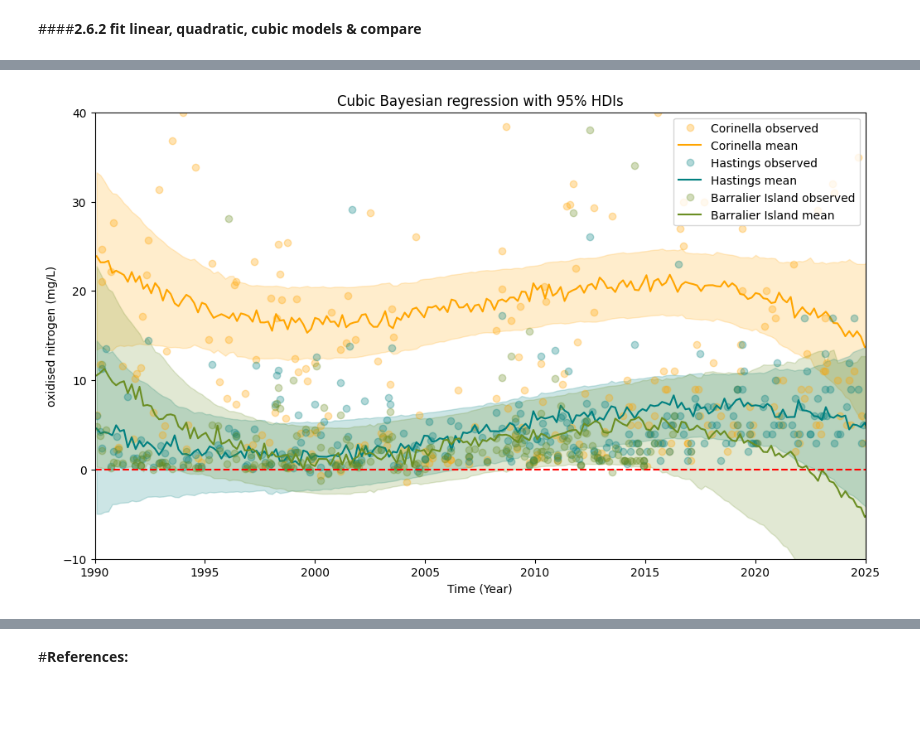
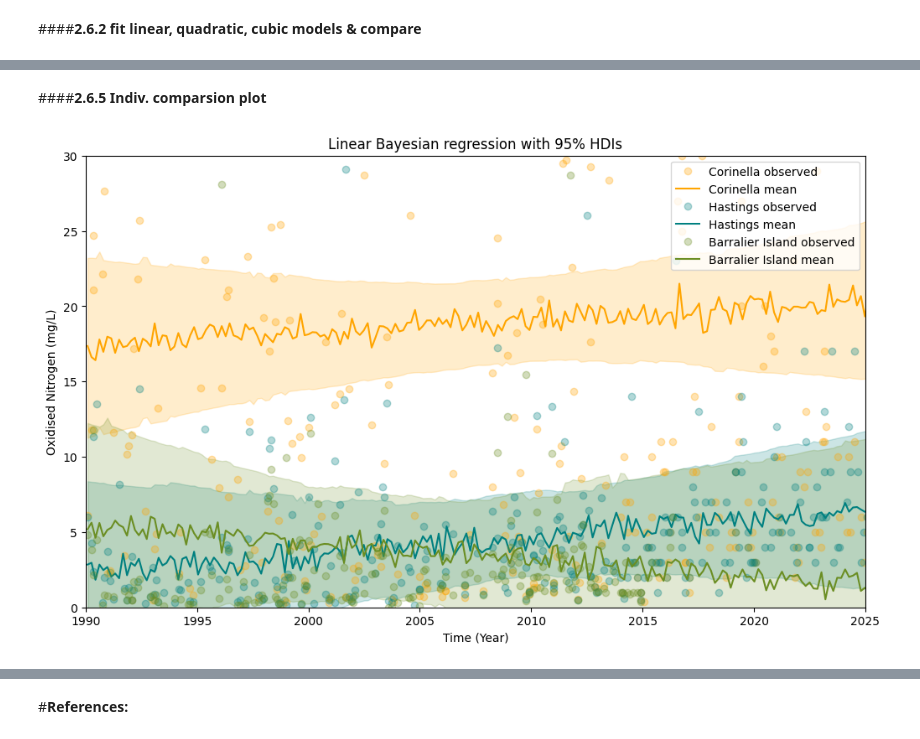
Before and after one commit to me1-3/Emsc2010-A3, a Jupyter notebook: Copy_of_a3_oxidised_nitrogen.ipynb, the cells around one changed output, grey strips where cells are left out. Cells and saved outputs as stored; diff of their text form; code cells hidden in the pictures; blank space fills up the shorter version.

```diff
--- a/Copy_of_a3_oxidised_nitrogen.ipynb
+++ b/Copy_of_a3_oxidised_nitrogen.ipynb
@@ -484,52 +490,54 @@ plt.show()
 # %%
-x_range = np.linspace(data[x_col].min(), data[x_col].max(), 200)
+#predict across a number of years, 1990 - 2025
+x_range = np.linspace(data[x_col].min(), data[x_col].max(), 1000)
 x_range_scaled = (x_range - data[x_col].mean()) / data[x_col].std()
+#define scaled 2nd and 3rd order polynomial terms for range
 x2_range_scaled = x_range_scaled ** 2
 x3_range_scaled = x_range_scaled ** 3
 # %%
-# Predictions for location 1
+#new dataframe predictive for location 1
 new_data_loc1 = pd.DataFrame({
     "x_scaled": x_range_scaled,
     "x2_scaled": x2_range_scaled,
     "x3_scaled": x3_range_scaled,
     loc_col: loc_1
 })
-idata_pred_loc1_params = model_cubic.predict(idata_cubic,
+idata_pred_loc1_params = model_linear.predict(idata_linear,
                                              data=new_data_loc1,
                                              kind="response_params",
                                              inplace=False)
-idata_pred_loc1_resp = model_cubic.predict(idata_cubic,
+idata_pred_loc1_resp = model_linear.predict(idata_linear,
                                            data=new_data_loc1,
                                            kind="response",
                                            inplace=False)
-
+#predict dist. of regression lines each yr
 mu_draws_loc1 = idata_pred_loc1_params.posterior["mu"].stack(draws=("chain","draw")).values.T
 pps_draws_loc1 = idata_pred_loc1_resp.posterior_predictive[y_col].stack(draws=("chain","draw")).values.T
+#compute HDI and mean of post. predict dist
 
 posterior_mean_loc1 = pps_draws_loc1.mean(axis=0)
 hdi_mean_loc1 = az.hdi(mu_draws_loc1, prob=0.95, axis=0)
 hdi_pps_loc1 = az.hdi(pps_draws_loc1, prob=0.95, axis=0)
 # %%
-# Predictions for location 2
+#predictions for location 2
 new_data_loc2 = pd.DataFrame({
     "x_scaled": x_range_scaled,
     "x2_scaled": x2_range_scaled,
     "x3_scaled": x3_range_scaled,
     loc_col: loc_2
 })
-idata_pred_loc2_params = model_cubic.predict(idata_cubic,
+idata_pred_loc2_params = model_linear.predict(idata_linear,
                                              data=new_data_loc2,
                                              kind="response_params",
                                              inplace=False)
-idata_pred_loc2_resp = model_cubic.predict(idata_cubic,
+idata_pred_loc2_resp = model_linear.predict(idata_linear,
                                            data=new_data_loc2,
                                            kind="response",
                                            inplace=False)
-
+#predict dist. of regression lines each yr
 mu_draws_loc2 = idata_pred_loc2_params.posterior["mu"].stack(draws=("chain","draw")).values.T
 pps_draws_loc2 = idata_pred_loc2_resp.posterior_predictive[y_col].stack(draws=("chain","draw")).values.T
-
-
+#compute HDI and mean of post. predict dist
 posterior_mean_loc2 = pps_draws_loc2.mean(axis=0)
 hdi_mean_loc2 = az.hdi(mu_draws_loc2, prob=0.95, axis=0)
 hdi_pps_loc2 = az.hdi(pps_draws_loc2, prob=0.95, axis=0)
@@ -541,41 +549,41 @@ new_data_loc3 = pd.DataFrame({
     "x3_scaled": x3_range_scaled,
     loc_col: loc_3
 })
-idata_pred_loc3_params = model_cubic.predict(idata_cubic,
+idata_pred_loc3_params = model_linear.predict(idata_linear,
                                              data=new_data_loc3,
                                              kind="response_params",
                                              inplace=False)
-idata_pred_loc3_resp = model_cubic.predict(idata_cubic,
+idata_pred_loc3_resp = model_linear.predict(idata_linear,
                                            data=new_data_loc3,
                                            kind="response",
                                            inplace=False)
-
+#predict dist. of regression lines each yr
 mu_draws_loc3 = idata_pred_loc3_params.posterior["mu"].stack(draws=("chain","draw")).values.T
 pps_draws_loc3 = idata_pred_loc3_resp.posterior_predictive[y_col].stack(draws=("chain","draw")).values.T
-
-
+#compute HDI and mean of post. predict dist
 posterior_mean_loc3 = pps_draws_loc3.mean(axis=0)
 hdi_mean_loc3 = az.hdi(mu_draws_loc3, prob=0.95, axis=0)
 hdi_pps_loc3 = az.hdi(pps_draws_loc3, prob=0.95, axis=0)
+# %% [markdown]
+####**2.6.5 Indiv. comparsion plot**
 # %%
 plt.figure(figsize=(12, 7))
 
 for loc, c, mean, hdi_m in [
     (loc_1, colors[0], posterior_mean_loc1, hdi_mean_loc1),
     (loc_2, colors[1], posterior_mean_loc2, hdi_mean_loc2),
     (loc_3, colors[2], posterior_mean_loc3, hdi_mean_loc3),
 ]:
     subset = data[data[loc_col] == loc]
     plt.plot(subset[x_col], subset[y_col], "o", color=c, alpha=0.3, label=f"{loc} observed")
     plt.plot(x_range, mean, color=c, label=f"{loc} mean")
     plt.fill_between(x_range, hdi_m[:, 0], hdi_m[:, 1], alpha=0.2, color=c)
-plt.ylim(-10, 40)
+plt.ylim(0, 30)
 plt.xlim(1990, 2025)
 plt.xlabel("Time (Year)")
-plt.ylabel("oxidised nitrogen (mg/L)")
-plt.title("Cubic Bayesian regression with 95% HDIs")
+plt.ylabel("Oxidised Nitrogen (mg/L)")
+plt.title("Linear Bayesian regression with 95% HDIs")
 plt.legend(loc="upper right")
-plt.axhline(y=0, linestyle ="--",  color="red")
 plt.show()
 # %% [output]
-[figure, old version]
+[figure, new version]
```
Also changed, not shown: parts of 29 cells of this notebook.
